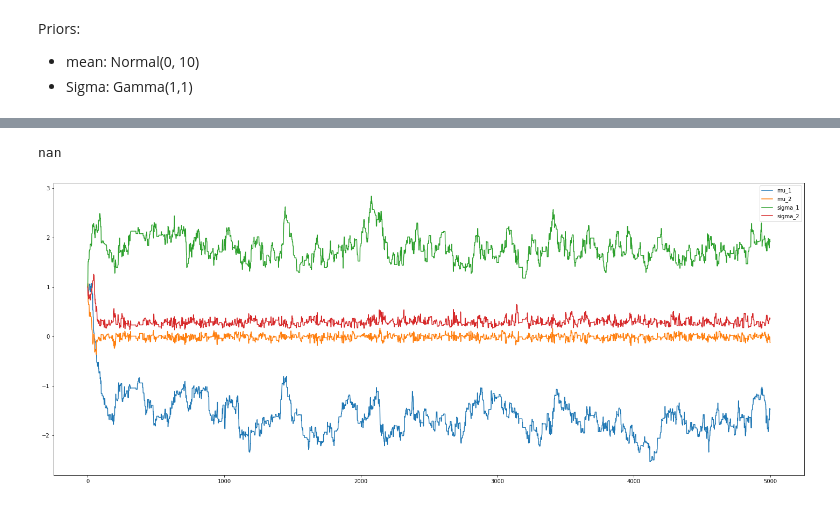
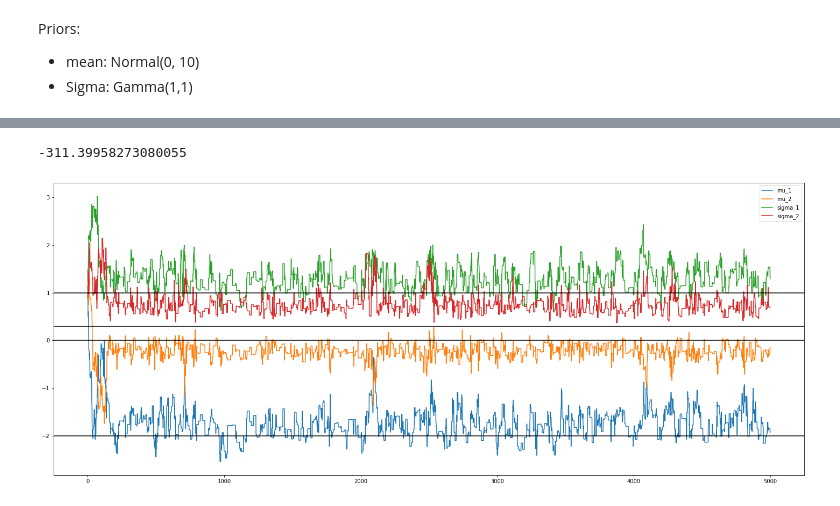
Before and after one commit to PaulNitschke/MCMC-Workshop---Stads, a Jupyter notebook: src/challenge/run_me.ipynb, the cells around one changed output, grey strips where cells are left out. Saved outputs shown, nothing was run; the diff lists cells and outputs as text; code cells hidden in the pictures.

```diff
--- a/src/challenge/run_me.ipynb
+++ b/src/challenge/run_me.ipynb
@@ -106,26 +124,47 @@ def target_prob(param):
                 1/(2*np.sqrt(2*math.pi*sigma_1**2)) * np.exp(-(data - mu_1)**2/sigma_1**2) +
                 1/(2*np.sqrt(2*math.pi*sigma_2**2)) * np.exp(-(data - mu_2)**2/sigma_2**2))) - 1/2 * (mu_1**2 + mu_2**2) - (sigma_1 + sigma_2))
 
-    print(dens)
+    return(dens)
+
+def target_log_prob(param):
+    mu_1, mu_2, sigma_1, sigma_2 = param
+
+    if sigma_1 <= 0 or sigma_2 <= 0:
+        dens = -np.Inf
+    else:
+        dens = np.sum(np.log(
+                1/(2*np.sqrt(2*math.pi*sigma_1**2)) * np.exp(-(data - mu_1)**2/sigma_1**2) +
+                1/(2*np.sqrt(2*math.pi*sigma_2**2)) * np.exp(-(data - mu_2)**2/sigma_2**2))) - 1/2 * (mu_1**2 + mu_2**2) - (sigma_1 + sigma_2)
+
     return(dens)
 
 
-num_samples = 5000
+num_samples = 5
 samples = []
-x_init = [1, 1, 1, 1]
+# x_init = [1, 1, 1, 1]
+x_init = np.array([1, 1, 1, 1])
 x_curr = x_init
 acc_count = 0
 for t in range(num_samples):
+    unit_cov = [[1, 0, 0, 0], [0, 1, 0, 0], [0, 0, 1, 0], [0, 0, 0, 1]]
+    x_prop = np.random.multivariate_normal(x_curr, cov, 1)[0]
+    # x_prop = np.random.normal(loc = x_curr, scale = 0.25)
 
-    x_prop = np.random.normal(loc = x_curr, scale = 0.1)
-    alpha = target_prob(x_prop)/target_prob(x_curr)
+
+    alpha = target_log_prob(x_prop)/target_log_prob(x_curr)
+
+    print(f"Proposal: {x_prop}")
+    print(f"Density Proposal: {target_log_prob(x_prop)}")
+    print(f"Density Current: {target_log_prob(x_curr)}")
+    print(f"alpha: {alpha}")
 
     u = np.random.random(size = 1)
 
-    if u < alpha:
+    if u <= alpha and target_log_prob(x_prop) != -np.Inf:
         x_curr = x_prop
         acc_count += 1
 
+    print(f"acc_count: {acc_count}")
     samples.append(x_curr)
 
 print(f"Acceptance Rate: {round(acc_count/num_samples, 2)}")
@@ -150,12 +189,19 @@ Acceptance Rate: 0.29
-# %%
-alpha
-# %% [output]
-nan
+# %%
+target_log_prob(x_init)
+# %% [output]
+-311.39958273080055
 # %%
 import matplotlib.pyplot as plt
 
 _ = plt.plot(samples)
 plt.legend(["mu_1", "mu_2", "sigma_1", "sigma_2"])
 plt.rcParams["figure.figsize"] = (25,10)
+plt.axhline(y=-2, color='black', linestyle='-')
+plt.axhline(y=0, color='black', linestyle='-')
+plt.axhline(y=0.3, color='black', linestyle='-')
+plt.axhline(y=1, color='black', linestyle='-')
+
+mu = [-2, 0]
+sigma = [1, 0.3]
 # %% [output]
-[figure, old version]
+[figure, new version]
```
Also changed, not shown: parts of 6 cells of this notebook, 1 other file.
